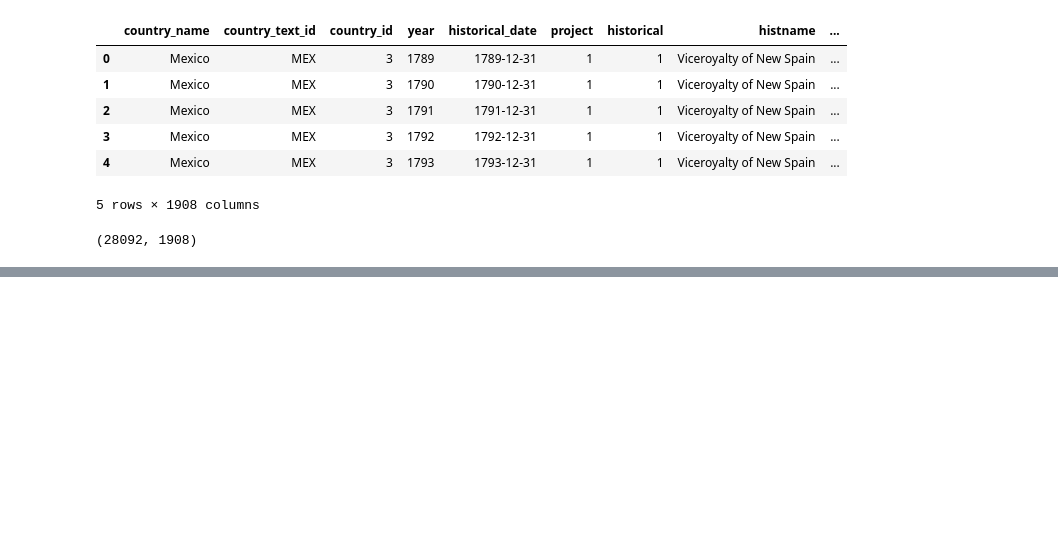
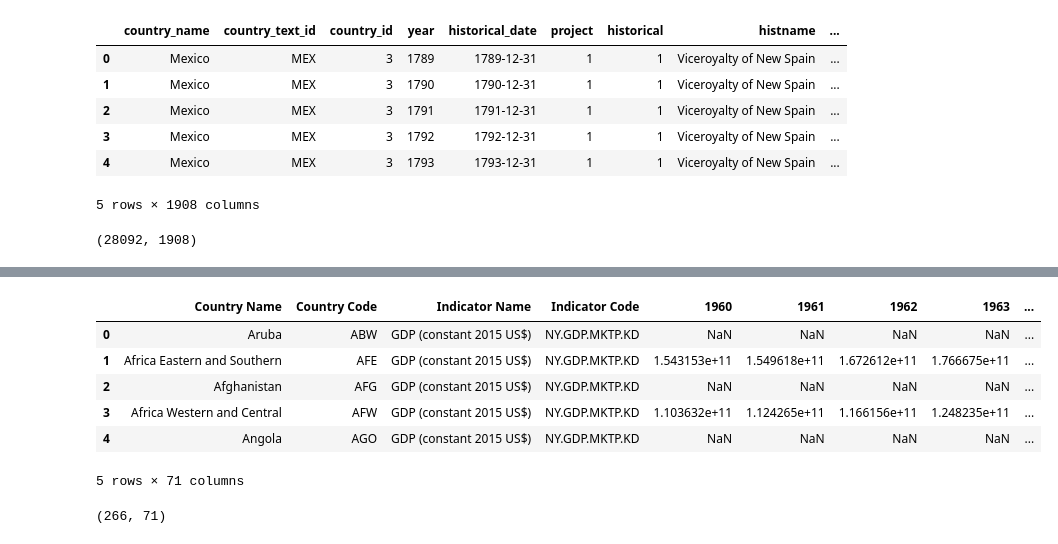
Before and after one commit to alilordifar/democracy-economic-development-regression, a Jupyter notebook: notebooks/EDA/eda.ipynb, the cells around one changed output, grey strips where cells are left out. Saved outputs shown, nothing was run; the diff lists cells and outputs as text; code cells hidden in the pictures; blank space fills up the shorter version.

```diff
--- a/notebooks/EDA/eda.ipynb
+++ b/notebooks/EDA/eda.ipynb
@@ -29,0 +182,16 @@ v_dem.shape
+# %%
+df2 = pd.read_csv(f'{DATA_DIR}/API_NY.GDP.MKTP.KD_DS2_en_csv_v2_135/API_NY.GDP.MKTP_KD_DS2_en_csv_v2_135.csv', skiprows=4)
+# %%
+df2.head()
+# %% [output]
+|  | Country Name | Country Code | Indicator Name | Indicator Code | 1960 | 1961 | 1962 | 1963 | ... |
+| 0 | Aruba | ABW | GDP (constant 2015 US$) | NY.GDP.MKTP.KD | NaN | NaN | NaN | NaN | ... |
+| 1 | Africa Eastern and Southern | AFE | GDP (constant 2015 US$) | NY.GDP.MKTP.KD | 1.543153e+11 | 1.549618e+11 | 1.672612e+11 | 1.766675e+11 | ... |
+| 2 | Afghanistan | AFG | GDP (constant 2015 US$) | NY.GDP.MKTP.KD | NaN | NaN | NaN | NaN | ... |
+| 3 | Africa Western and Central | AFW | GDP (constant 2015 US$) | NY.GDP.MKTP.KD | 1.103632e+11 | 1.124265e+11 | 1.166156e+11 | 1.248235e+11 | ... |
+| 4 | Angola | AGO | GDP (constant 2015 US$) | NY.GDP.MKTP.KD | NaN | NaN | NaN | NaN | ... |
+5 rows × 71 columns
+# %%
+df2.shape
+# %% [output]
+(266, 71)
```
Also changed, not shown: parts of 32 cells of this notebook, 1 other file.
